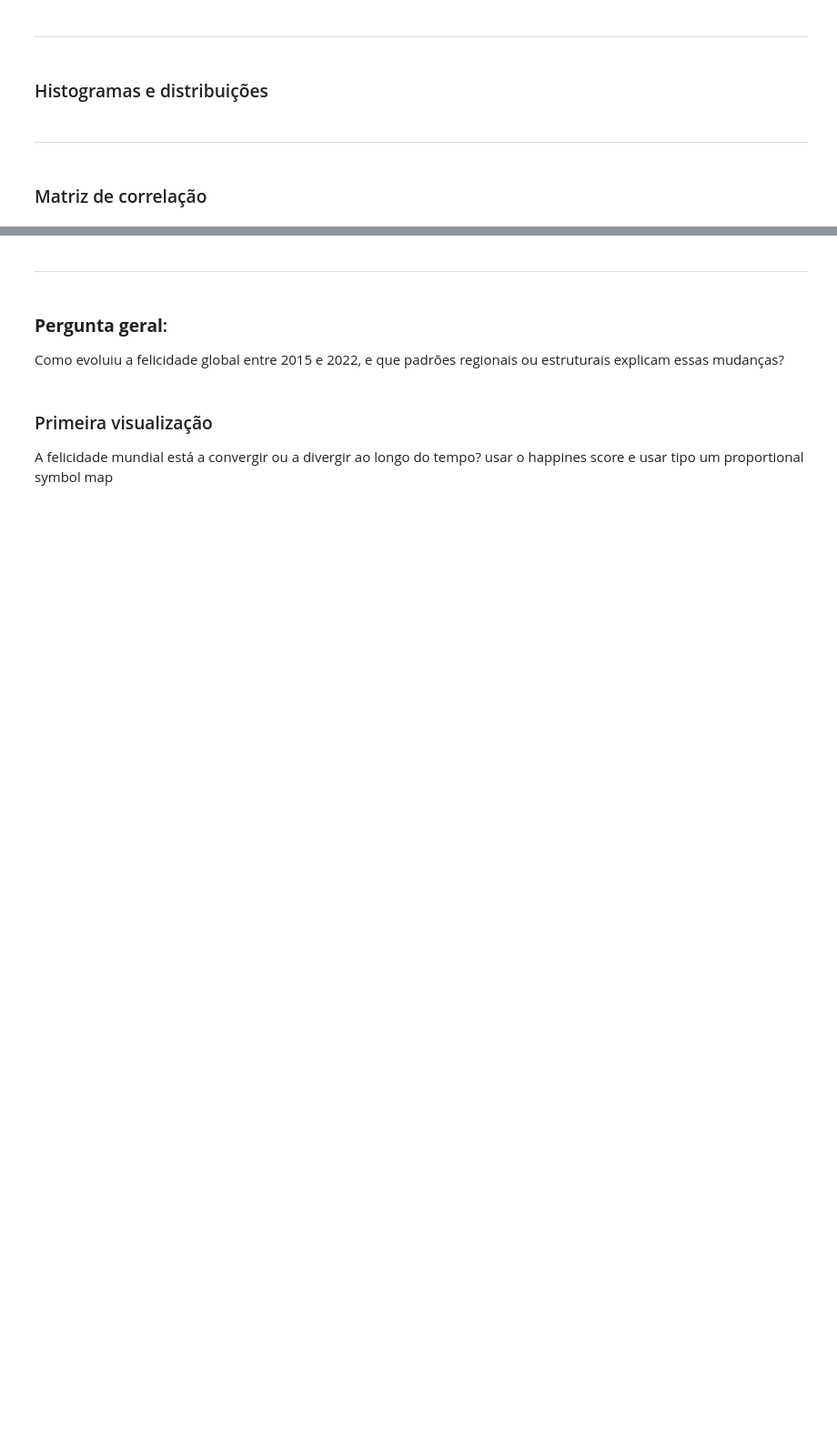
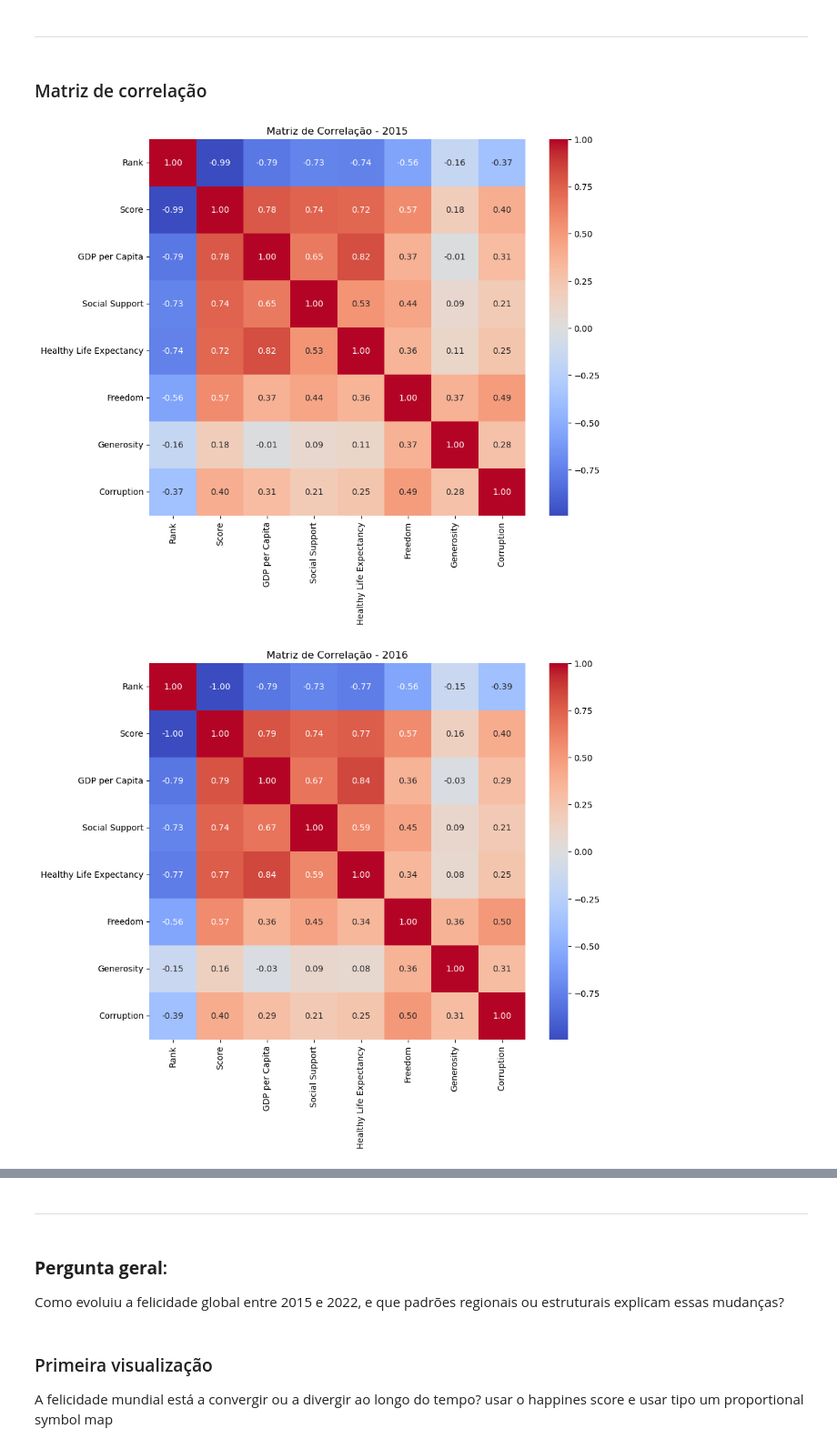
Before and after one commit to reberapower1/VD_Project_2, a Jupyter notebook: project.ipynb, the cells around one changed output, grey strips where cells are left out. Shown at 91% size. Cells and saved outputs as stored; diff of their text form; code cells hidden in the pictures; blank space fills up the shorter version.

Commit message:
pre processamento feito, algumas visualizaçoes mas nada finalizado nem pensado foi so p testar

```diff
--- a/project.ipynb
+++ b/project.ipynb
@@ -1102,4 +1069,6 @@ print("Dataset salvo como 'income_codes_2015_2024.csv'")
 # %%
+datasets = { 2015: ano_2015, 2016: ano_2016, 2017: ano_2017, 2018: ano_2018, 2019: ano_2019, 2020: ano_2020, 2021: ano_2021, 2022: ano_2022, 2023: ano_2023, 2024: ano_2024 }
+
 # Carregar os códigos de income
 income_df = pd.read_csv("income_codes_2015_2024.csv")
 
@@ -1130,3 +1099,10 @@ print(datasets[2015].head())
 2                  0.87464  0.64938     0.48357     0.34139      H
 3                  0.88521  0.66973     0.36503     0.34699      H
 4                  0.90563  0.63297     0.32957     0.45811      H
+# %%
+# Usando o datasets atualizado
+df2015 = datasets[2015]
+print(df2015[['Country','Income']].head())
+
+# Se quiser atualizar o DataFrame original também
+ano_2015 = datasets[2015]
@@ -1133,7 +1116,14 @@ print(datasets[2015].head())
 # %%
 # Listar países com Income nulo por ano
-for ano, df in datasets.items():
+'''for ano, df in datasets.items():
     paises_nulos = df.loc[df['Income'].isna(), 'Country'].tolist()
     print(f"\nAno {ano} ({len(paises_nulos)} países com Income nulo):")
     print(", ".join(paises_nulos))
+    '''
+
+
+# Mostrar apenas os países com Income nulo separados por vírgula
+for ano, df in datasets.items():
+    paises_nulos = df.loc[df['Income'].isna(), 'Country'].tolist()
+    print(", ".join(paises_nulos))
 # %% [output]
@@ -1158,0 +1199,7 @@ https://ourworldindata.org/grapher/world-bank-income-groups?time=2015..2024&mapS
+# %%
+# Verificar países sem Income por ano
+for ano, df in datasets.items():
+    paises_sem_income = df.loc[df['Income'].isna(), 'Country'].tolist()
+    if paises_sem_income:  # só mostra anos com valores nulos
+        print(f"Ano {ano} ({len(paises_sem_income)} países sem Income):")
+        print(", ".join(paises_sem_income))
@@ -1163,8 +1267,26 @@ https://ourworldindata.org/grapher/world-bank-income-groups?time=2015..2024&mapS
 # %% [markdown]
 -------------------------------------------------------------------------------
-# %% [markdown]
-### Histogramas e distribuições
-# %% [markdown]
--------------------------------------------------------------------------------
 # %% [markdown]
 ### Matriz de correlação
+# %%
+import matplotlib.pyplot as plt
+import seaborn as sns
+
+# Colunas numéricas que vamos usar para correlação
+numeric_cols = ['Rank', 'Score', 'GDP per Capita', 'Social Support', 'Healthy Life Expectancy',
+                'Freedom', 'Generosity', 'Corruption']
+
+# Loop por todos os anos
+for ano, df in datasets.items():
+    plt.figure(figsize=(10,8))
+
+    # Calcular correlação
+    corr = df[numeric_cols].corr()
+
+    # Plot da matriz de correlação
+    sns.heatmap(corr, annot=True, fmt=".2f", cmap='coolwarm', cbar=True, square=True)
+    plt.title(f'Matriz de Correlação - {ano}')
+    plt.show()
+# %% [output]
+[figure, added]
+[figure, added]
```
Also changed, not shown: parts of 16 cells of this notebook.
